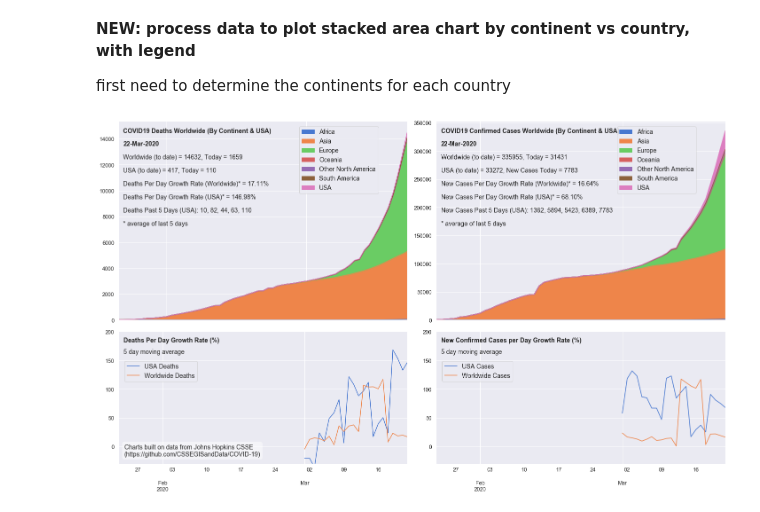
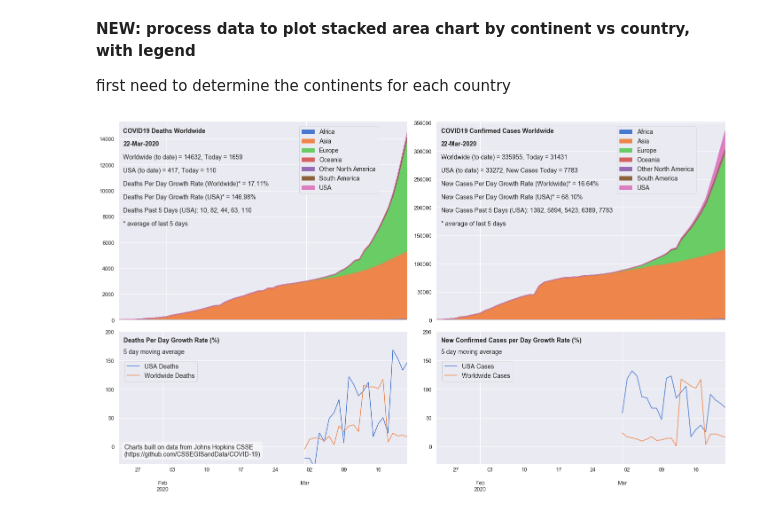
Before and after one commit to danlaw/covid19-analysis, a Jupyter notebook: covid.ipynb, the cells around one changed output. Saved outputs shown, nothing was run; the diff lists cells and outputs as text; code cells hidden in the pictures.

Commit message:
Chart update
Chart update

```diff
--- a/covid.ipynb
+++ b/covid.ipynb
@@ -399,7 +399,7 @@ sns.set_palette(sns.color_palette("muted",7))
 #plot stacked area chart of deaths
 D4.plot(kind='area', ax=axarr1)
 axarr1.legend(loc='upper right', bbox_to_anchor=(0.91, 0.99), shadow=False, ncol=1, fontsize=14)
-axarr1.text(D4.index[1], WWDeathsToDate, "COVID19 Deaths Worldwide (By Continent & USA)", ha="left", va="center", rotation=0, fontsize=14, fontweight='bold')
+axarr1.text(D4.index[1], WWDeathsToDate, "COVID19 Deaths Worldwide", ha="left", va="center", rotation=0, fontsize=14, fontweight='bold')
 axarr1.text(D4.index[1], WWDeathsToDate*.93, str(Date.strftime("%d-%b-%Y")), ha="left", va="center", rotation=0, fontsize=14, fontweight='bold')
 axarr1.text(D4.index[1], WWDeathsToDate*.86, "Worldwide (to date) = " + str(WWDeathsToDate) + ", Today = " + str(WWDeathsPerDay[-1]), ha="left", va="center", rotation=0, fontsize=14)
 axarr1.text(D4.index[1], WWDeathsToDate*.79, "USA (to date) = " + str(USDeathsToDate) + ", Today = " + str(USDeathsPerDay[-1]), ha="left", va="center", rotation=0, fontsize=14)
@@ -411,7 +411,7 @@ axarr1.text(D4.index[1], WWDeathsToDate*.51, '* average of last ' + str(MovingAv
 #plot stacked area chart of confirmed cases
 C4.plot(kind='area', ax=axarr2)
 axarr2.legend(loc='upper right', bbox_to_anchor=(0.91, 0.99), shadow=False, ncol=1, fontsize=14)
-axarr2.text(C4.index[2], WWCasesToDate, "COVID19 Confirmed Cases Worldwide (By Continent & USA)", ha="left", va="center", rotation=0, fontsize=14, fontweight='bold')
+axarr2.text(C4.index[2], WWCasesToDate, "COVID19 Confirmed Cases Worldwide", ha="left", va="center", rotation=0, fontsize=14, fontweight='bold')
 axarr2.text(C4.index[2], WWCasesToDate*.93, str(Date.strftime("%d-%b-%Y")), ha="left", va="center", rotation=0, fontsize=14, fontweight='bold')
 axarr2.text(C4.index[2], WWCasesToDate*.86, "Worldwide (to date) = " + str(WWCasesToDate) + ", Today = " + str(WWNewCasesPerDay[-1]), ha="left", va="center", rotation=0, fontsize=14)
 axarr2.text(C4.index[2], WWCasesToDate*.79, "USA (to date) = " + str(USCasesToDate) + ", New Cases Today = " + str(USNewCasesPerDay[-1]), ha="left", va="center", rotation=0, fontsize=14)
@@ -422,31 +422,31 @@ axarr2.text(C4.index[2], WWCasesToDate*.51, '* average of last ' + str(MovingAve
 
 #plot death growth rate over time (based on moving agerage)
 USNewDeathsPerDayGrowthMAcleaner = USNewDeathsPerDayGrowthMA #don't show growth data before March 1 since messy
 USNewDeathsPerDayGrowthMAcleaner[0:38]=None
 USNewDeathsPerDayGrowthMAcleaner.plot.line(ax=axarr3,label="USA Deaths")
 WWDeathsPerDayGrowthRateMA[38:].plot.line(ax=axarr3,label="Worldwide Deaths")
 axarr3.text(USNewDeathsPerDayGrowthMA.index[1], 185, 'Deaths Per Day Growth Rate (%)', ha="left", va="center", rotation=0, fontsize=14, fontweight='bold')
 axarr3.text(USNewDeathsPerDayGrowthMA.index[1], 165, str(MovingAveDays) + ' day moving average', ha="left", va="center", rotation=0, fontsize=14)
 axarr3.set_ylim([-30,200])
 axarr3.legend(loc='lower left', bbox_to_anchor=(0.01, 0.6), shadow=False, ncol=1, fontsize=14)
 axarr1.get_shared_x_axes().join(axarr1, axarr3)
 axarr2.get_shared_x_axes().join(axarr2, axarr4)
 props = dict(boxstyle='round', facecolor='white', alpha=0.5)
 datatext="Charts built on data from Johns Hopkins CSSE\n(https://github.com/CSSEGISandData/COVID-19)"
 axarr3.text(0.02, 0.05, datatext, transform=axarr3.transAxes, fontsize=14, verticalalignment='bottom', bbox=props)
 
 #plot confirmed cases growth rate over time (based on moving agerage)
 USNewCasesPerDayGrowthMAcleaner = USNewCasesPerDayGrowthMA #don't show growth data before March 1 since messy
 USNewCasesPerDayGrowthMAcleaner[0:38]=None
 USNewCasesPerDayGrowthMA.plot.line(ax=axarr4,label="USA Cases")
 WWNewCasesPerDayGrowthRateMA[38:].plot.line(ax=axarr4,label="Worldwide Cases")
 axarr4.text(USNewCasesPerDayGrowthMA.index[1], 185, 'New Confirmed Cases per Day Growth Rate (%)', ha="left", va="center", rotation=0, fontsize=14, fontweight='bold')
 axarr4.text(USNewDeathsPerDayGrowthMA.index[1], 165, str(MovingAveDays) + ' day moving average', ha="left", va="center", rotation=0, fontsize=14)
 axarr4.set_ylim([-30,200])
 axarr4.legend(loc='lower left', bbox_to_anchor=(0.01, 0.6), shadow=False, ncol=1, fontsize=14)
 
 plt.tight_layout()
 
 fig.savefig('20200322-covid19-chart.png')
 # %% [output]
-[figure, old version]
+[figure, new version]
```
Also changed, not shown: 1 other file.
